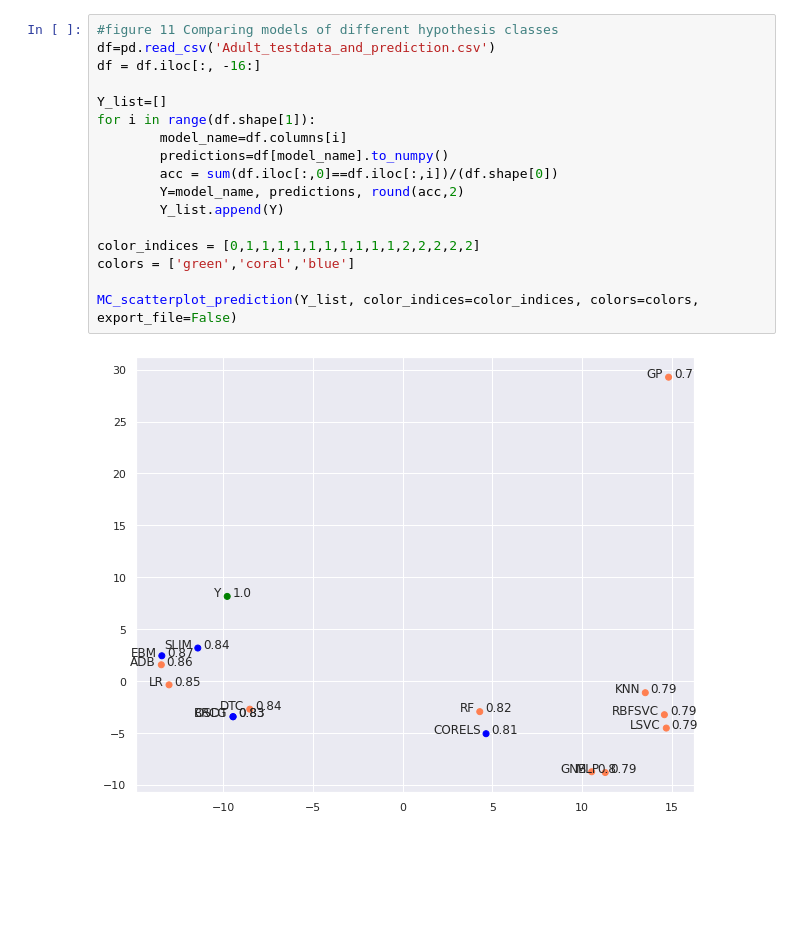
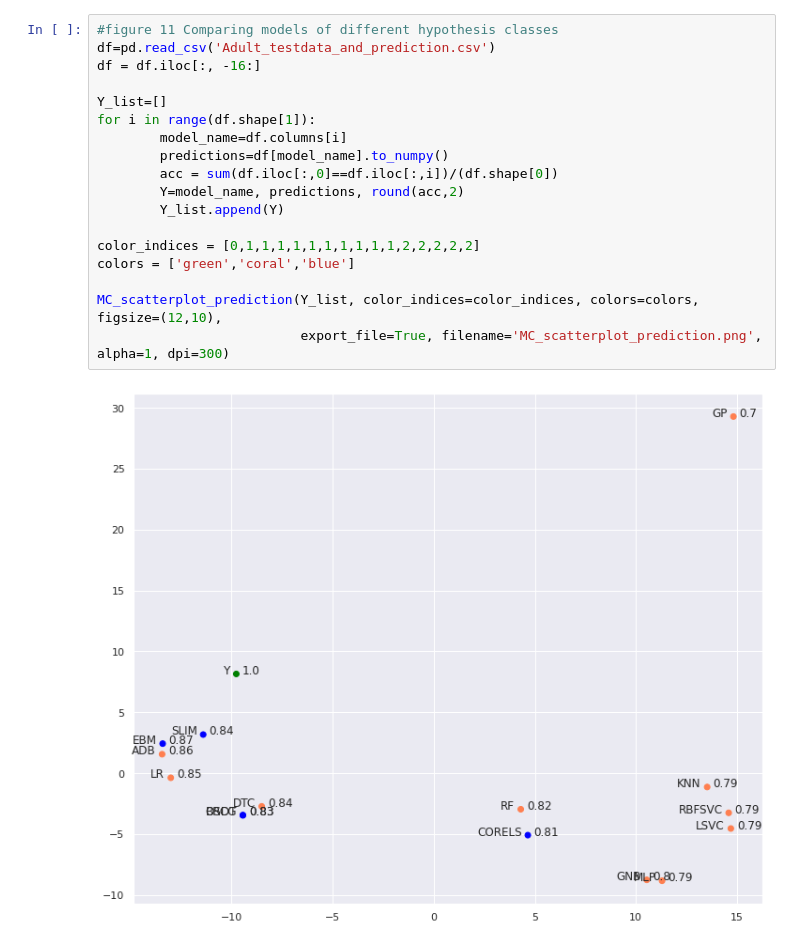
Before and after one commit to zhesimon/ComparativeMetaModels, a Jupyter notebook: Interface_example.ipynb, the cells around one changed output. Drawn from its saved outputs; the diff is of its cells as text; blank space fills up the shorter version.

```diff
--- a/Interface_example.ipynb
+++ b/Interface_example.ipynb
@@ -143,22 +140,23 @@ MC_simple_dr_comparison(X_DR, Y_list, export_file=False)
 # %%
 #figure 11 Comparing models of different hypothesis classes
 df=pd.read_csv('Adult_testdata_and_prediction.csv')
 df = df.iloc[:, -16:]
 
 Y_list=[]
 for i in range(df.shape[1]):
         model_name=df.columns[i]
         predictions=df[model_name].to_numpy()
         acc = sum(df.iloc[:,0]==df.iloc[:,i])/(df.shape[0])
         Y=model_name, predictions, round(acc,2)
         Y_list.append(Y)
 
 color_indices = [0,1,1,1,1,1,1,1,1,1,1,2,2,2,2,2]
 colors = ['green','coral','blue']
 
-MC_scatterplot_prediction(Y_list, color_indices=color_indices, colors=colors, export_file=False)
+MC_scatterplot_prediction(Y_list, color_indices=color_indices, colors=colors, figsize=(12,10),
+                          export_file=True, filename='MC_scatterplot_prediction.png', alpha=1, dpi=300)
 # %% [output]
-[figure, old version]
+[figure, new version]
 # %%
 #figure 13 Accelerating computation using confusion matrices
 df=pd.read_csv('Magic_testdata_and_prediction.csv')
```
Also changed, not shown: parts of 13 cells of this notebook, 1 other file.
